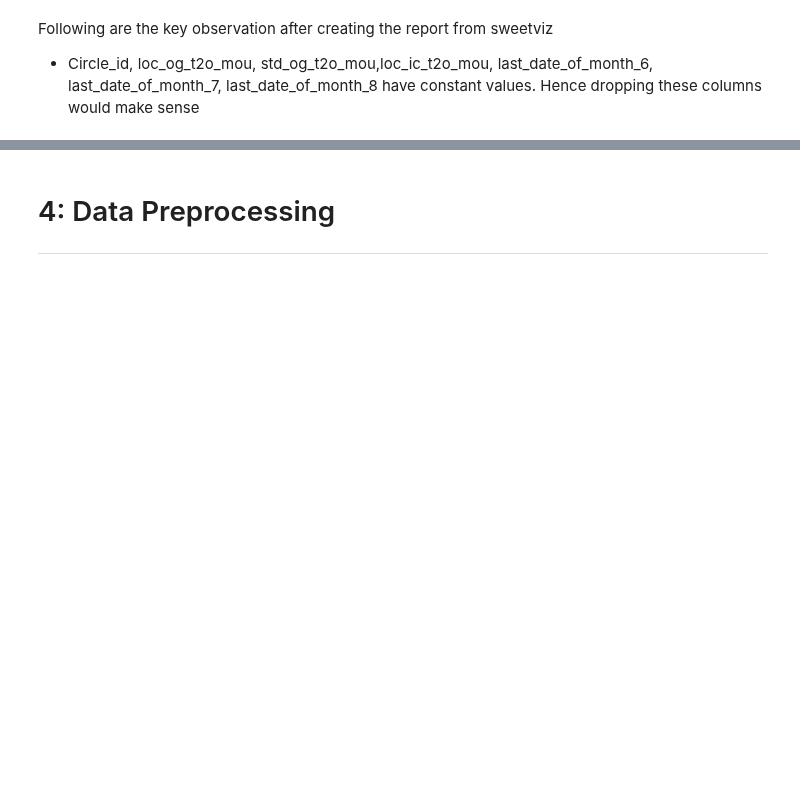
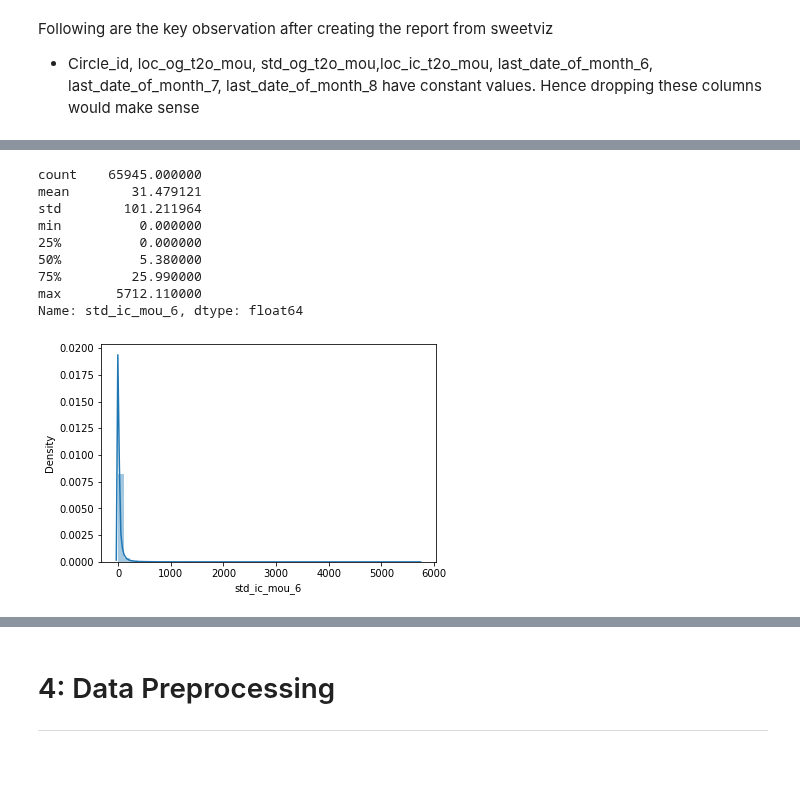
Before and after one commit to hargurjeet/Telecom-Churn-Prediction, a Jupyter notebook: telecom-churn-predictions-updated.ipynb, the cells around one changed output, grey strips where cells are left out. Cells and saved outputs as stored; diff of their text form; code cells hidden in the pictures; blank space fills up the shorter version.

```diff
--- a/telecom-churn-predictions-updated.ipynb
+++ b/telecom-churn-predictions-updated.ipynb
@@ -202,0 +274,13 @@ Following are the key observation after creating the report from sweetviz
+# %%
+univariate(tc_train.std_ic_mou_6)
+# %% [output]
+count    65945.000000
+mean        31.479121
+std        101.211964
+min          0.000000
+25%          0.000000
+50%          5.380000
+75%         25.990000
+max       5712.110000
+Name: std_ic_mou_6, dtype: float64
+[figure, added]
```
Also changed, not shown: parts of 18 cells of this notebook.
